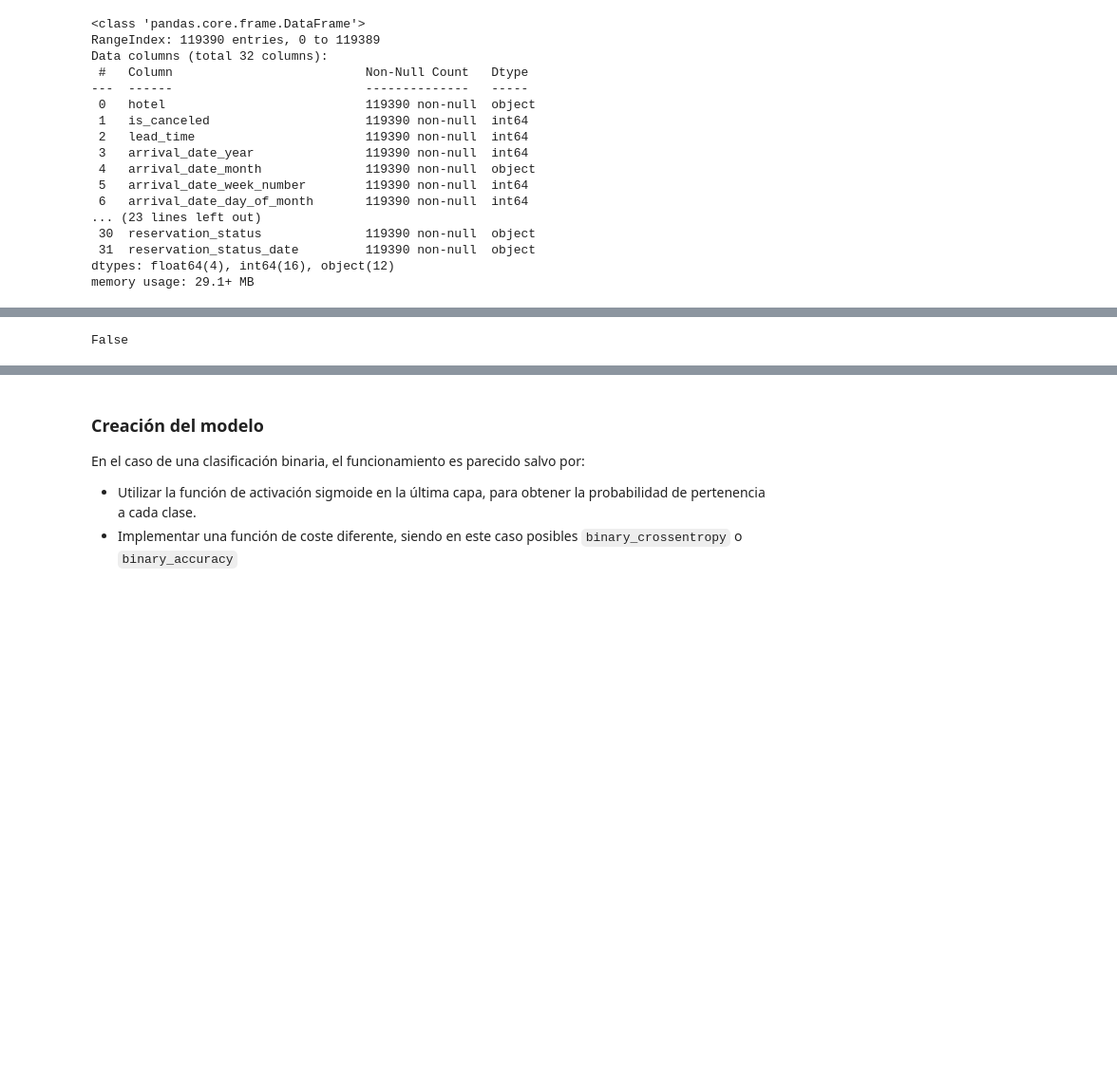
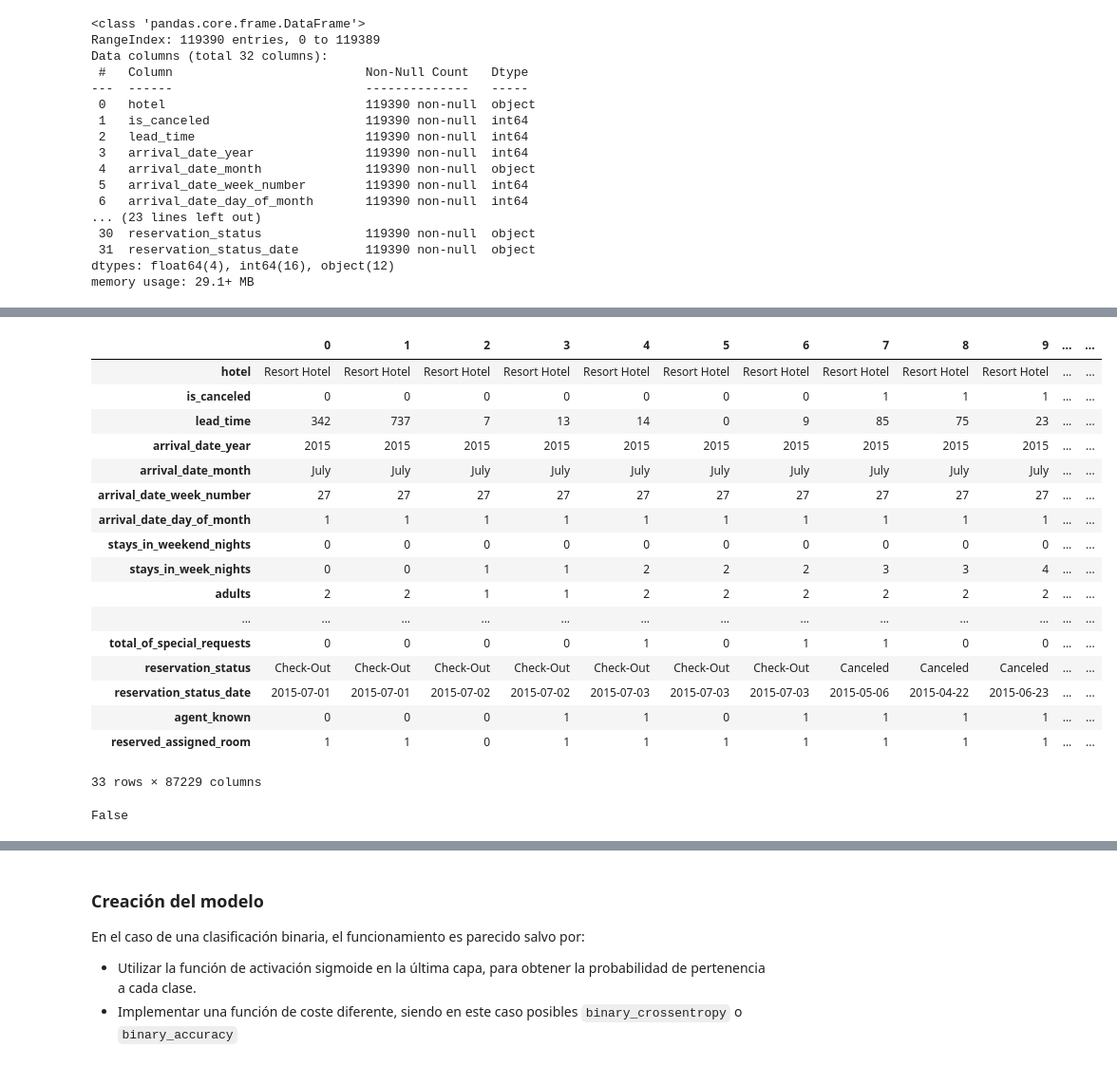
Before and after one commit to RaulRX/hotel-cancellation-ml, a Jupyter notebook: notebooks/final/Pruebas_RedNeuronalMulticapa_final.ipynb, the cells around one changed output, grey strips where cells are left out. Shown at 95% size. Cells and saved outputs as stored; diff of their text form; code cells hidden in the pictures; blank space fills up the shorter version.

```diff
--- a/notebooks/final/Pruebas_RedNeuronalMulticapa_final.ipynb
+++ b/notebooks/final/Pruebas_RedNeuronalMulticapa_final.ipynb
@@ -78,0 +139,10 @@ memory usage: 29.1+ MB
+# %%
+# Agrupar los canales de distribución con frecuencia < 1% — 'Undefined' se conserva como categoría propia
+frequencies = df_hotel_prep['distribution_channel'].value_counts(normalize=True)
+index_low_frequency = frequencies[frequencies < 0.01].index
+df_hotel_prep['distribution_channel'] = np.where(
+    df_hotel_prep['distribution_channel'].isin(index_low_frequency),
+    'others',
+    df_hotel_prep['distribution_channel']
+)
+print(f"{df_hotel_prep['distribution_channel'].value_counts(normalize=True)}")
@@ -78,0 +156,10 @@ memory usage: 29.1+ MB
+# %%
+# Agrupar el segmento de mercado con frecuencia <= 1%
+frequencies = df_hotel_prep['market_segment'].value_counts(normalize=True)
+index_low_frequency = frequencies[frequencies <= 0.01].index
+df_hotel_prep['market_segment'] = np.where(
+    df_hotel_prep['market_segment'].isin(index_low_frequency),
+    'Others',
+    df_hotel_prep['market_segment']
+)
+print(f"{df_hotel_prep['market_segment'].value_counts(normalize=True)}")
@@ -78,0 +175,5 @@ memory usage: 29.1+ MB
+# %%
+# Sustituimos la columna agente por agente conocido (1) o no (0)
+df_hotel_prep['agent_known'] = df_hotel_prep['agent'].notna().astype(int)
+df_hotel_prep.drop(columns=['agent'], inplace=True)
+df_hotel_prep.tail(10).T
@@ -87,36 +226,57 @@ memory usage: 29.1+ MB
 #     'distribution_channel': 'str',
 #     'market_segment': 'str',
 #     'meal': 'str',
 #     'country: 'str',
 #     'is_repeated_guest': 'str',
 #     'reserved_room_type': 'str',
 #     'assigned_room_type': 'str',
 #     'deposit_type': 'str',
 #     'customer_type': 'str',
 #     'reservation_status': 'str',
 #     'reservation_status_date': 'str'
 # }
 
 dict_hotel_cast_category_cols = {
+    'agent_known': 'str',
+    'company': 'str',
     'arrival_date_month': 'str',
     'hotel': 'str',
     'distribution_channel': 'str',
     'market_segment': 'str',
     'meal': 'str',
     'country': 'str',
     'reserved_room_type': 'str',
     'assigned_room_type': 'str',
     'deposit_type': 'str',
     'customer_type': 'str'
 }
 
 df_hotel_prep = df_hotel_prep.astype(dict_hotel_cast_category_cols)
 
 df_hotel_prep.T
-
-df_hotel_prep.country.hasnans
 # %% [output]
+|  | 0 | 1 | 2 | 3 | 4 | 5 | 6 | 7 | 8 | 9 | ... | ... |
+| hotel | Resort Hotel | Resort Hotel | Resort Hotel | Resort Hotel | Resort Hotel | Resort Hotel | Resort Hotel | Resort Hotel | Resort Hotel | Resort Hotel | ... | ... |
+| is_canceled | 0 | 0 | 0 | 0 | 0 | 0 | 0 | 1 | 1 | 1 | ... | ... |
+| lead_time | 342 | 737 | 7 | 13 | 14 | 0 | 9 | 85 | 75 | 23 | ... | ... |
+| arrival_date_year | 2015 | 2015 | 2015 | 2015 | 2015 | 2015 | 2015 | 2015 | 2015 | 2015 | ... | ... |
+| arrival_date_month | July | July | July | July | July | July | July | July | July | July | ... | ... |
+| arrival_date_week_number | 27 | 27 | 27 | 27 | 27 | 27 | 27 | 27 | 27 | 27 | ... | ... |
+| arrival_date_day_of_month | 1 | 1 | 1 | 1 | 1 | 1 | 1 | 1 | 1 | 1 | ... | ... |
+| stays_in_weekend_nights | 0 | 0 | 0 | 0 | 0 | 0 | 0 | 0 | 0 | 0 | ... | ... |
+| stays_in_week_nights | 0 | 0 | 1 | 1 | 2 | 2 | 2 | 3 | 3 | 4 | ... | ... |
+| adults | 2 | 2 | 1 | 1 | 2 | 2 | 2 | 2 | 2 | 2 | ... | ... |
+| ... | ... | ... | ... | ... | ... | ... | ... | ... | ... | ... | ... | ... |
+| total_of_special_requests | 0 | 0 | 0 | 0 | 1 | 0 | 1 | 1 | 0 | 0 | ... | ... |
+| reservation_status | Check-Out | Check-Out | Check-Out | Check-Out | Check-Out | Check-Out | Check-Out | Canceled | Canceled | Canceled | ... | ... |
+| reservation_status_date | 2015-07-01 | 2015-07-01 | 2015-07-02 | 2015-07-02 | 2015-07-03 | 2015-07-03 | 2015-07-03 | 2015-05-06 | 2015-04-22 | 2015-06-23 | ... | ... |
+| agent_known | 0 | 0 | 0 | 1 | 1 | 0 | 1 | 1 | 1 | 1 | ... | ... |
+| reserved_assigned_room | 1 | 1 | 0 | 1 | 1 | 1 | 1 | 1 | 1 | 1 | ... | ... |
-False
+33 rows × 87229 columns
+# %%
+df_hotel_prep.country.hasnans
+# %% [output]
+False
 # %%
 # Hiperparámetros
 test_size = 0.2
```
Also changed, not shown: parts of 26 cells of this notebook.
